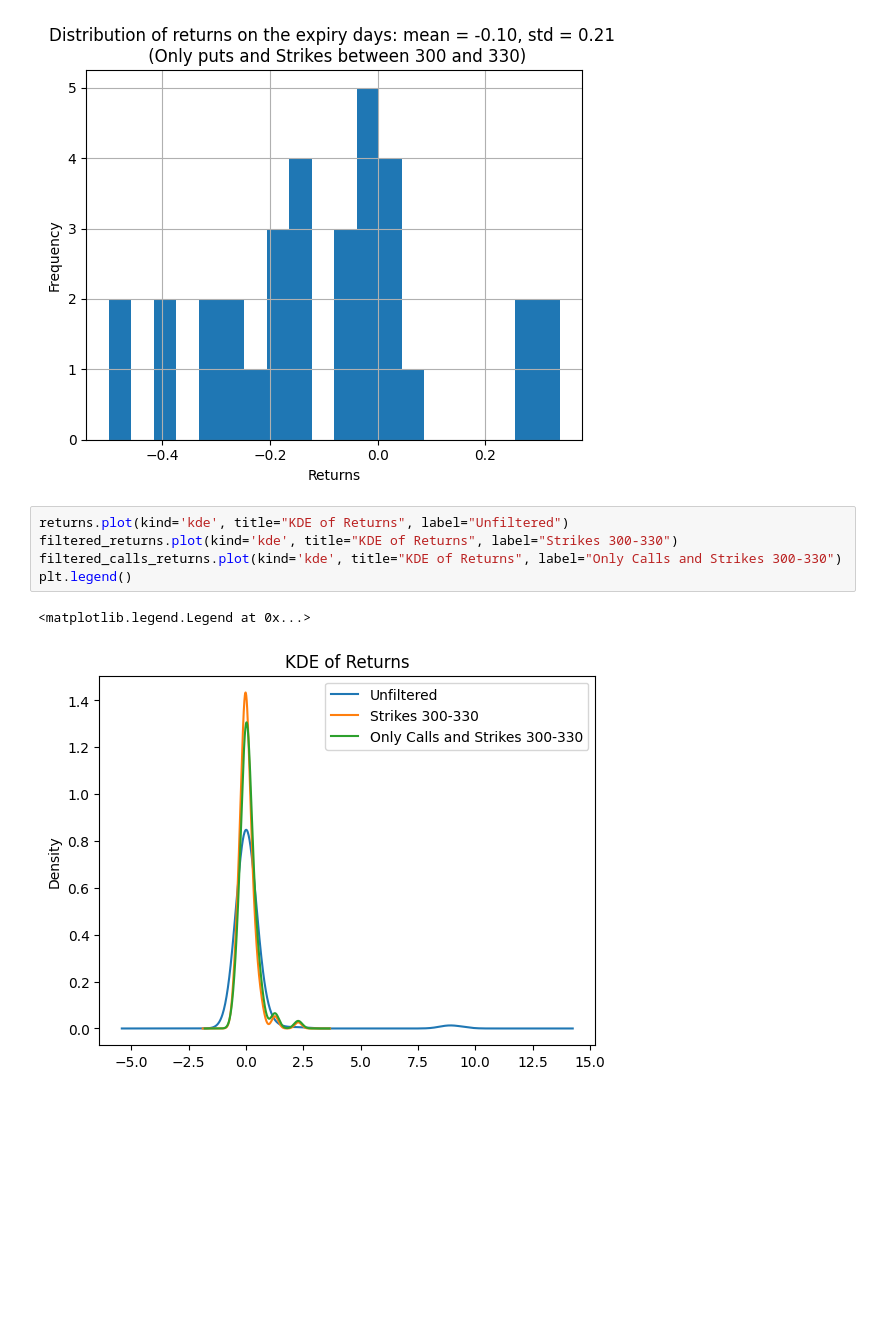
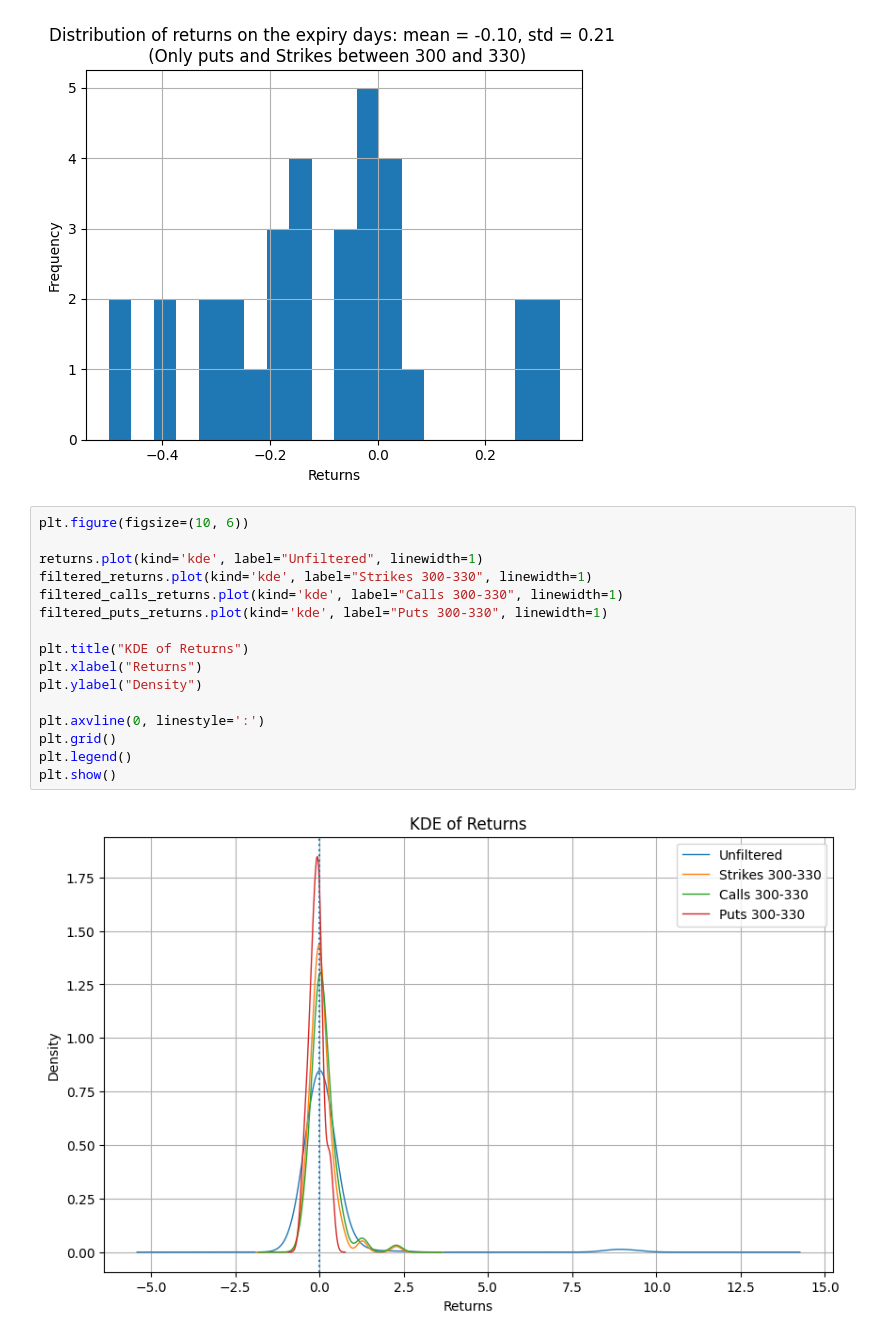
Before and after one commit to SigmaFlowX/Moex-Options-, a Jupyter notebook: notebooks/exipy_date_perf.ipynb, the cells around one changed output. Drawn from its saved outputs; the diff is of its cells as text; blank space fills up the shorter version.

Commit message:
Added kde graph

```diff
--- a/notebooks/exipy_date_perf.ipynb
+++ b/notebooks/exipy_date_perf.ipynb
@@ -185,11 +185,21 @@ plt.grid()
 plt.show()
 # %% [output]
 [figure]
-# %%
-returns.plot(kind='kde', title="KDE of Returns", label="Unfiltered")
-filtered_returns.plot(kind='kde', title="KDE of Returns", label="Strikes 300-330")
-filtered_calls_returns.plot(kind='kde', title="KDE of Returns", label="Only Calls and Strikes 300-330")
-plt.legend()
-# %% [output]
-<matplotlib.legend.Legend at 0x...>
-[figure, removed]
+# %%
+plt.figure(figsize=(10, 6))
+
+returns.plot(kind='kde', label="Unfiltered", linewidth=1)
+filtered_returns.plot(kind='kde', label="Strikes 300-330", linewidth=1)
+filtered_calls_returns.plot(kind='kde', label="Calls 300-330", linewidth=1)
+filtered_puts_returns.plot(kind='kde', label="Puts 300-330", linewidth=1)
+
+plt.title("KDE of Returns")
+plt.xlabel("Returns")
+plt.ylabel("Density")
+
+plt.axvline(0, linestyle=':')
+plt.grid()
+plt.legend()
+plt.show()
+# %% [output]
+[figure, added]
```
